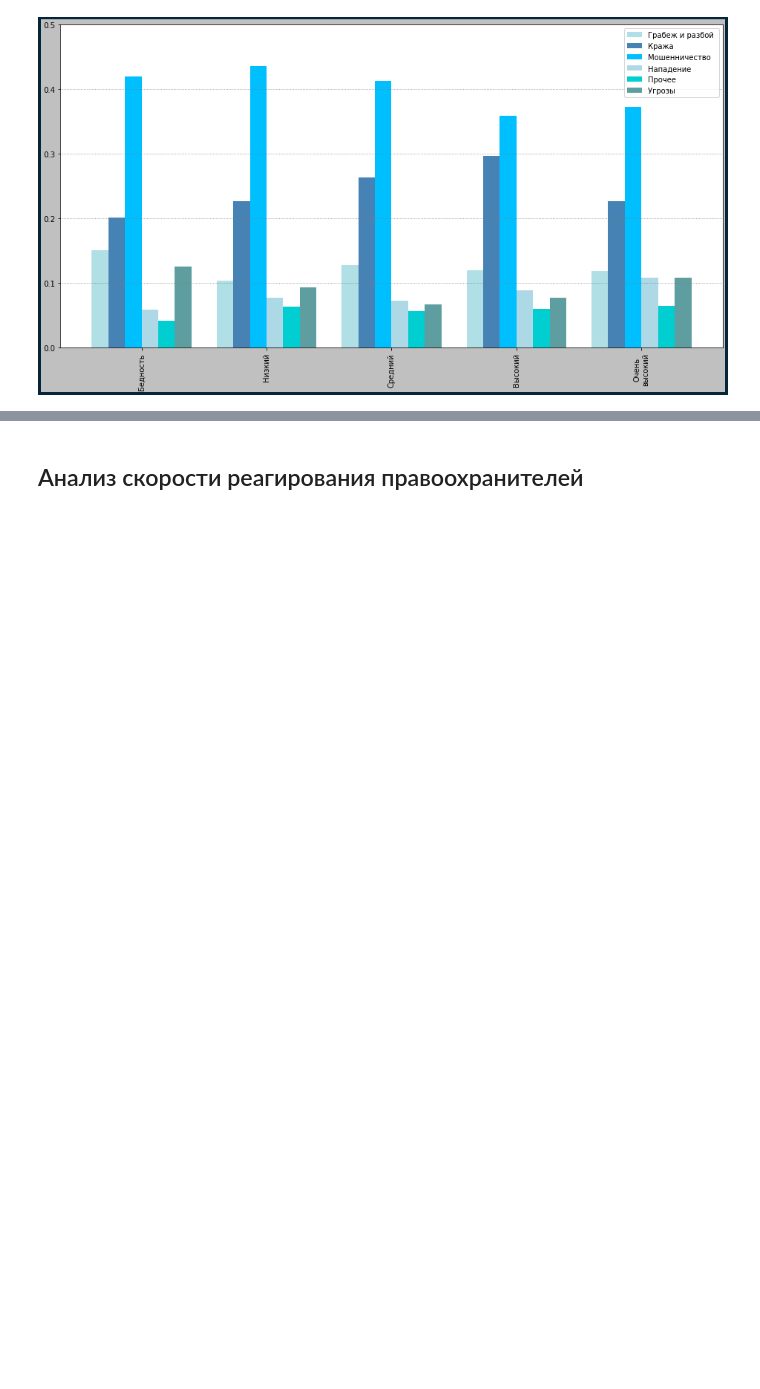
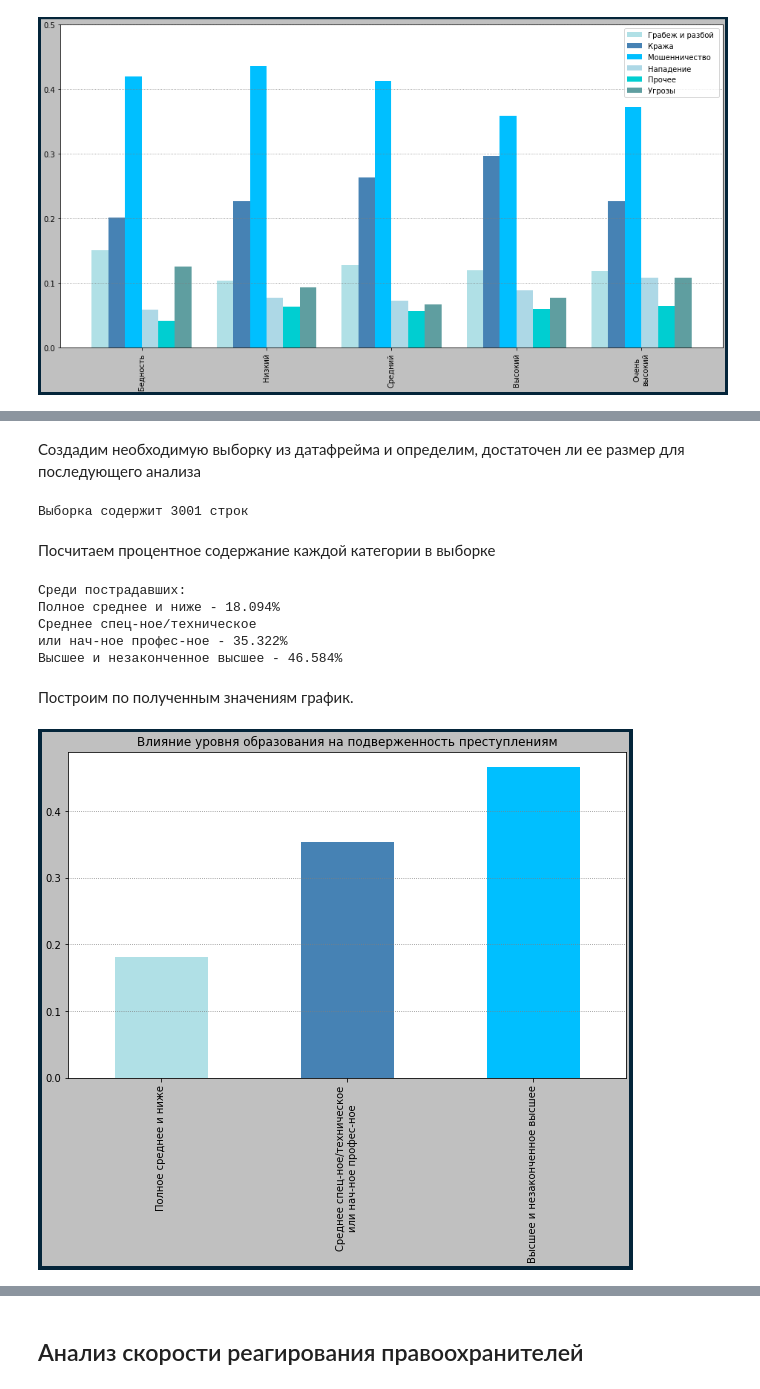
Before and after one commit to litosha/sirius, a Jupyter notebook: Анализ.ipynb, the cells around one changed output, grey strips where cells are left out. Cells and saved outputs as stored; diff of their text form; code cells hidden in the pictures; blank space fills up the shorter version.

```diff
--- a/Анализ.ipynb
+++ b/Анализ.ipynb
@@ -793,0 +882,45 @@ plt.show()
+# %%
+def resp_edu_group(x):
+  d = {1: "Полное среднее и ниже",
+       2: "Среднее спец-ное/техническое\nили нач-ное профес-ное",
+       3: "Высшее и незаконченное высшее"}
+  return d[x]
+# %% [markdown]
+Создадим необходимую выборку из датафрейма и определим, достаточен ли ее размер для последующего анализа
+# %%
+resp_edu = victims["resp_edu"].dropna().sort_values() \
+                              .apply(resp_edu_group)
+
+print("Выборка содержит", len(resp_edu), "строк")
+# %% [output]
+Выборка содержит 3001 строк
+# %% [markdown]
+Посчитаем процентное содержание каждой категории в выборке
+# %%
+group_resp_edu = resp_edu.value_counts(1). \
+                    reindex(resp_edu.unique())
+
+print("Среди пострадавших:")
+for i in range(len(group_resp_edu)):
+  print("{:<13} - {:.3f}%".format(group_resp_edu.index[i],
+                                  group_resp_edu[i] * 100))
+# %% [output]
+Среди пострадавших:
+Полное среднее и ниже - 18.094%
+Среднее спец-ное/техническое
+или нач-ное профес-ное - 35.322%
+Высшее и незаконченное высшее - 46.584%
+# %% [markdown]
+Построим по полученным значениям график.
+# %%
+# Красивые графики
+plt.figure(figsize=(10, 6), linewidth=8, edgecolor="#04253a") \
+.set_facecolor(pltclr)
+
+group_resp_edu.plot.bar(color=colors)
+
+plt.title('Влияние уровня образования на подверженность преступлениям')
+
+plt.grid(which='major', color = 'gray', axis='y', linestyle=':')
+# %% [output]
+[figure, added]
```
Also changed, not shown: parts of 29 cells of this notebook.
